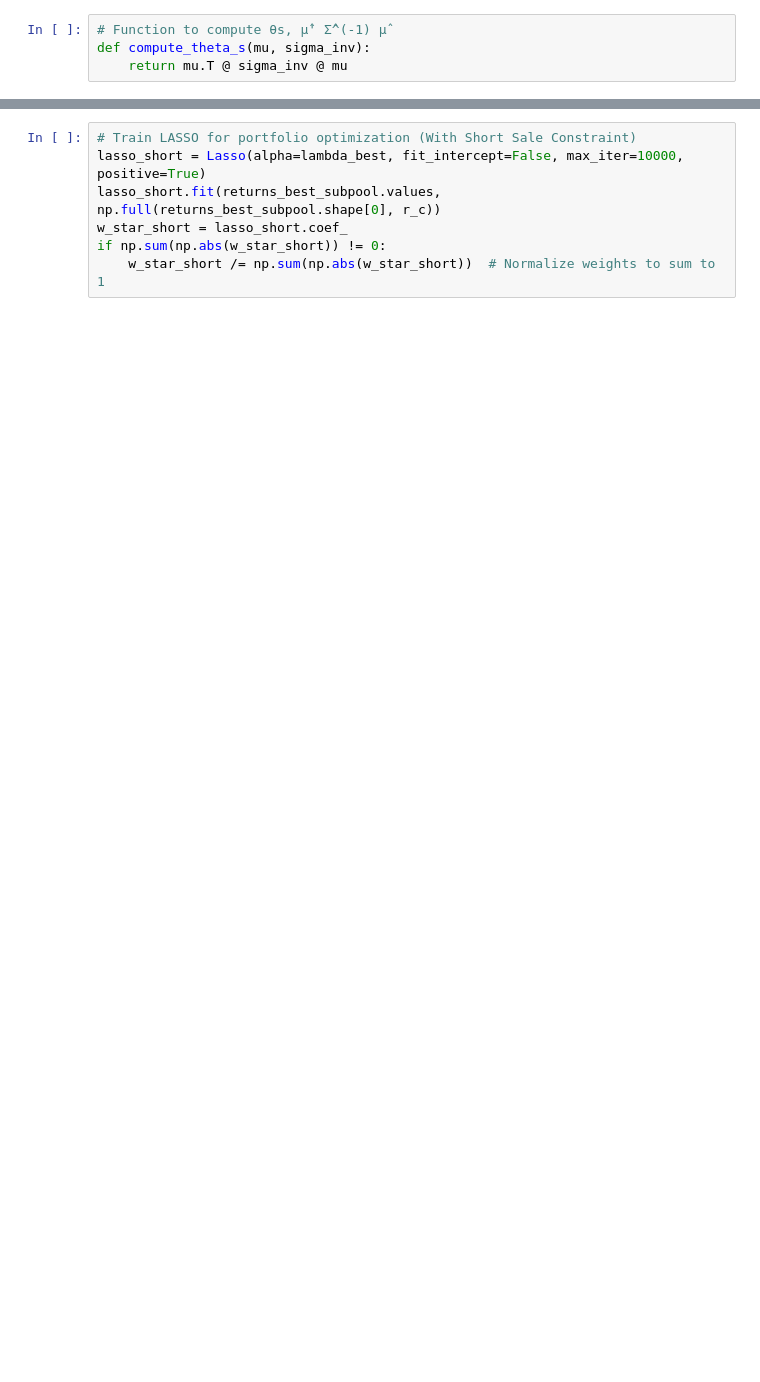
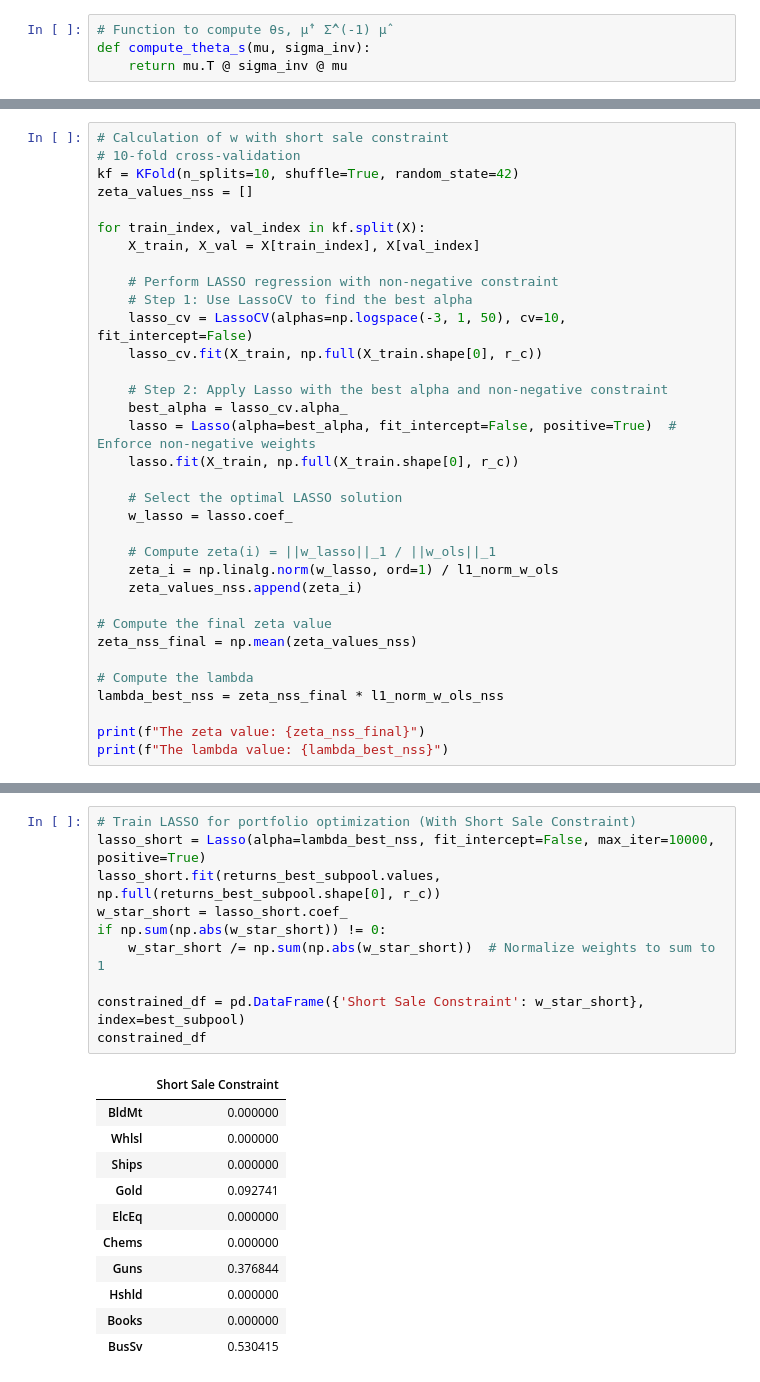
Before and after one commit to fangsitang/portfolio_management, a Jupyter notebook: Part B_4.ipynb, the cells around one changed output, grey strips where cells are left out. Drawn from its saved outputs; the diff is of its cells as text; blank space fills up the shorter version.

```diff
--- a/Part B_4.ipynb
+++ b/Part B_4.ipynb
@@ -662,0 +753,34 @@ if np.sum(np.abs(w_star)) != 0:
+# %%
+# Calculation of w with short sale constraint
+# 10-fold cross-validation
+kf = KFold(n_splits=10, shuffle=True, random_state=42)
+zeta_values_nss = []
+
+for train_index, val_index in kf.split(X):
+    X_train, X_val = X[train_index], X[val_index]
+
+    # Perform LASSO regression with non-negative constraint
+    # Step 1: Use LassoCV to find the best alpha
+    lasso_cv = LassoCV(alphas=np.logspace(-3, 1, 50), cv=10, fit_intercept=False)
+    lasso_cv.fit(X_train, np.full(X_train.shape[0], r_c))
+
+    # Step 2: Apply Lasso with the best alpha and non-negative constraint
+    best_alpha = lasso_cv.alpha_
+    lasso = Lasso(alpha=best_alpha, fit_intercept=False, positive=True)  # Enforce non-negative weights
+    lasso.fit(X_train, np.full(X_train.shape[0], r_c))
+
+    # Select the optimal LASSO solution
+    w_lasso = lasso.coef_
+
+    # Compute zeta(i) = ||w_lasso||_1 / ||w_ols||_1
+    zeta_i = np.linalg.norm(w_lasso, ord=1) / l1_norm_w_ols
+    zeta_values_nss.append(zeta_i)
+
+# Compute the final zeta value
+zeta_nss_final = np.mean(zeta_values_nss)
+
+# Compute the lambda
+lambda_best_nss = zeta_nss_final * l1_norm_w_ols_nss
+
+print(f"The zeta value: {zeta_nss_final}")
+print(f"The lambda value: {lambda_best_nss}")
@@ -663,10 +790,25 @@ if np.sum(np.abs(w_star)) != 0:
 # %%
 # Train LASSO for portfolio optimization (With Short Sale Constraint)
-lasso_short = Lasso(alpha=lambda_best, fit_intercept=False, max_iter=10000, positive=True)
+lasso_short = Lasso(alpha=lambda_best_nss, fit_intercept=False, max_iter=10000, positive=True)
 lasso_short.fit(returns_best_subpool.values, np.full(returns_best_subpool.shape[0], r_c))
 w_star_short = lasso_short.coef_
 if np.sum(np.abs(w_star_short)) != 0:
     w_star_short /= np.sum(np.abs(w_star_short))  # Normalize weights to sum to 1
+
+constrained_df = pd.DataFrame({'Short Sale Constraint': w_star_short}, index=best_subpool)
+constrained_df
+# %% [output]
+|  | Short Sale Constraint |
+| BldMt | 0.000000 |
+| Whlsl | 0.000000 |
+| Ships | 0.000000 |
+| Gold | 0.092741 |
+| ElcEq | 0.000000 |
+| Chems | 0.000000 |
+| Guns | 0.376844 |
+| Hshld | 0.000000 |
+| Books | 0.000000 |
+| BusSv | 0.530415 |
 # %%
 # Combine data for comparison
 comparison_df = pd.DataFrame({'Unconstrained': w_star, 'Short Sale Constraint': w_star_short}, index=best_subpool)
```
Also changed, not shown: parts of 23 cells of this notebook.
